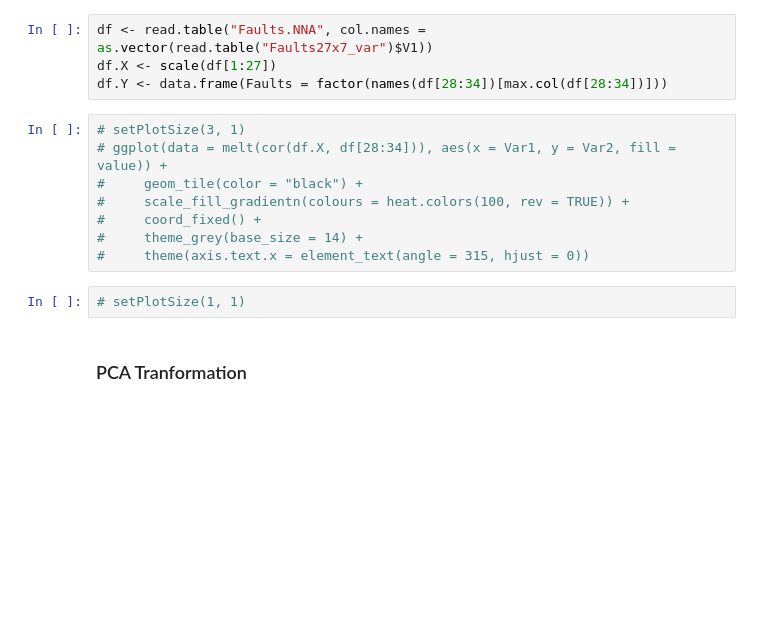
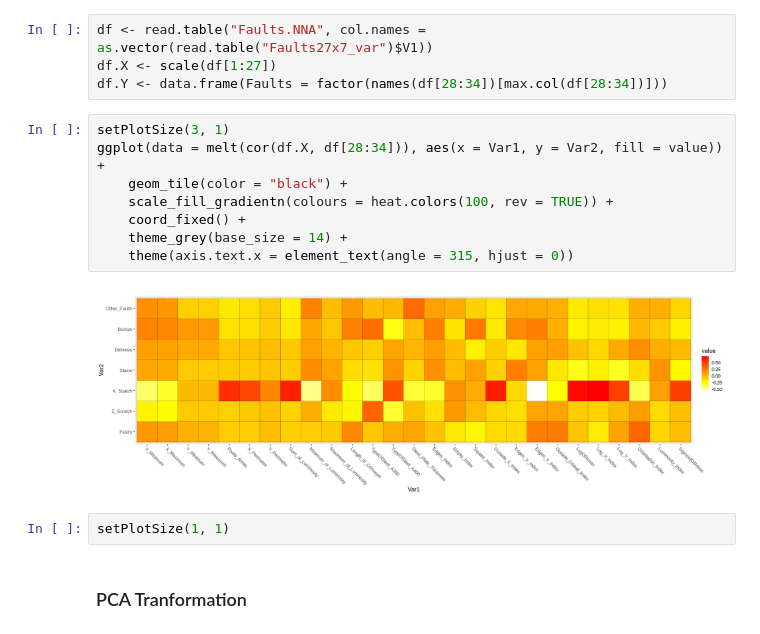
Before and after one commit to AlexLeungZ/SDSC3006-proj, a Jupyter notebook: code/proj_test.ipynb, the cells around one changed output. Cells and saved outputs as stored; diff of their text form; blank space fills up the shorter version.

```diff
--- a/code/proj_test.ipynb
+++ b/code/proj_test.ipynb
@@ -66,15 +55,17 @@ df <- read.table("Faults.NNA", col.names = as.vector(read.table("Faults27x7_var"
 df.X <- scale(df[1:27])
 df.Y <- data.frame(Faults = factor(names(df[28:34])[max.col(df[28:34])]))
 # %%
-# setPlotSize(3, 1)
-# ggplot(data = melt(cor(df.X, df[28:34])), aes(x = Var1, y = Var2, fill = value)) +
-#     geom_tile(color = "black") +
-#     scale_fill_gradientn(colours = heat.colors(100, rev = TRUE)) +
-#     coord_fixed() +
-#     theme_grey(base_size = 14) +
-#     theme(axis.text.x = element_text(angle = 315, hjust = 0))
+setPlotSize(3, 1)
+ggplot(data = melt(cor(df.X, df[28:34])), aes(x = Var1, y = Var2, fill = value)) +
+    geom_tile(color = "black") +
+    scale_fill_gradientn(colours = heat.colors(100, rev = TRUE)) +
+    coord_fixed() +
+    theme_grey(base_size = 14) +
+    theme(axis.text.x = element_text(angle = 315, hjust = 0))
+# %% [output]
+[figure, added]
 # %%
-# setPlotSize(1, 1)
+setPlotSize(1, 1)
 # %% [markdown]
 ### PCA Tranformation
 # %%
```
Also changed, not shown: parts of 4 cells of this notebook, 1 other file.
